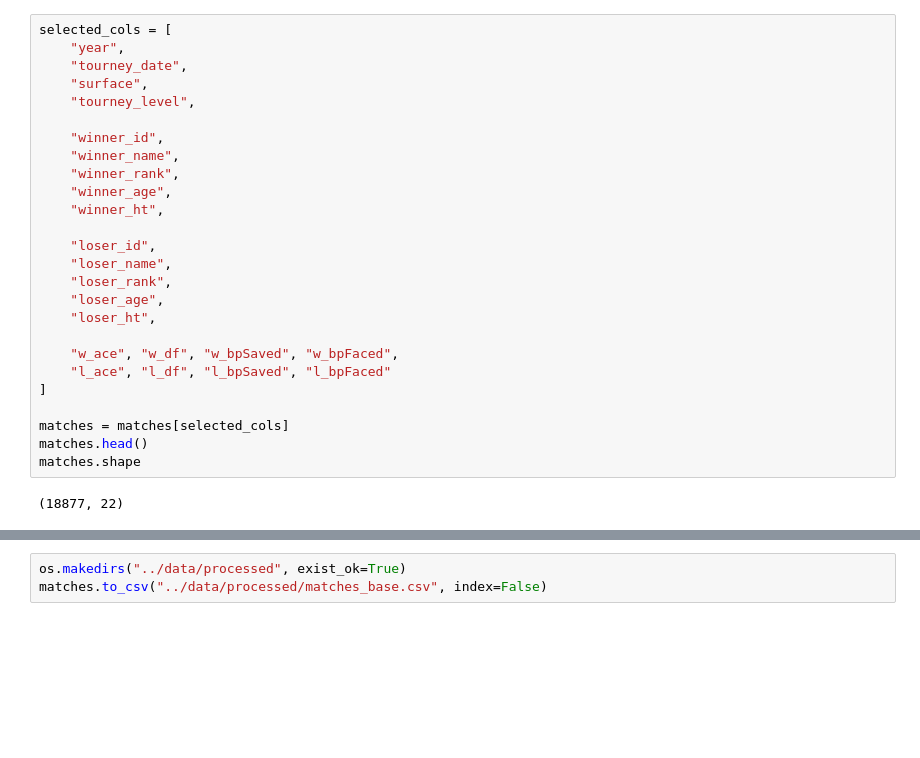
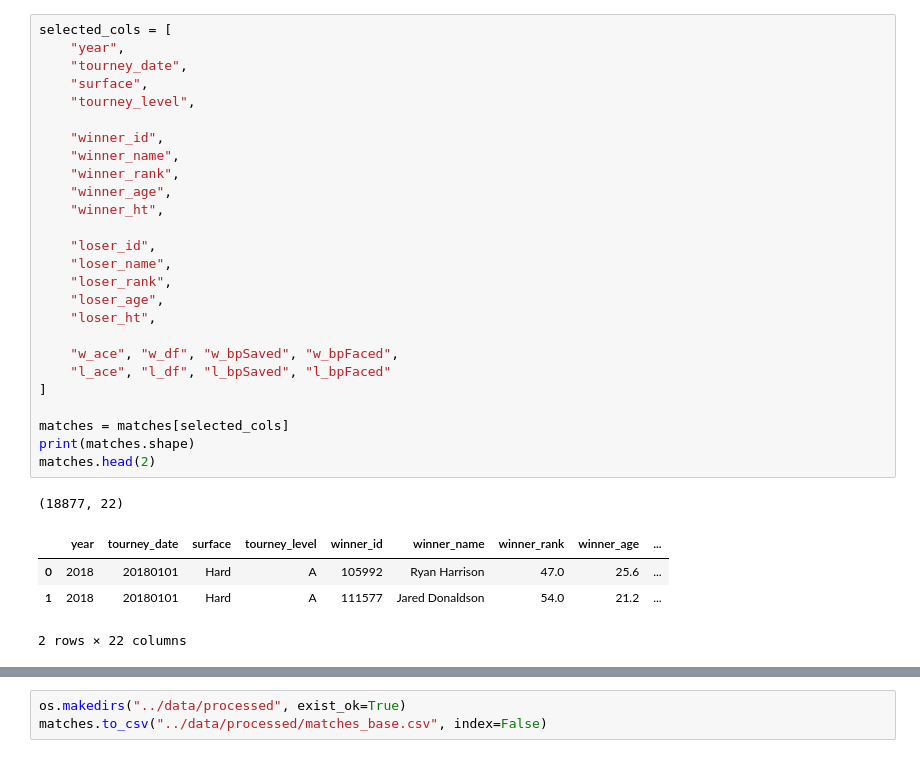
Before and after one commit to javilunaquesada/Tennis_ML_Project, a Jupyter notebook: Notebooks/01_data_understanding.ipynb, the cells around one changed output, grey strips where cells are left out. Drawn from its saved outputs; the diff is of its cells as text; blank space fills up the shorter version.

```diff
--- a/Notebooks/01_data_understanding.ipynb
+++ b/Notebooks/01_data_understanding.ipynb
@@ -94,31 +95,35 @@ memory usage: 7.2+ MB
 # %%
 selected_cols = [
     "year",
     "tourney_date",
     "surface",
     "tourney_level",
 
     "winner_id",
     "winner_name",
     "winner_rank",
     "winner_age",
     "winner_ht",
 
     "loser_id",
     "loser_name",
     "loser_rank",
     "loser_age",
     "loser_ht",
 
     "w_ace", "w_df", "w_bpSaved", "w_bpFaced",
     "l_ace", "l_df", "l_bpSaved", "l_bpFaced"
 ]
 
 matches = matches[selected_cols]
-matches.head()
-matches.shape
+print(matches.shape)
+matches.head(2)
 # %% [output]
 (18877, 22)
+|  | year | tourney_date | surface | tourney_level | winner_id | winner_name | winner_rank | winner_age | ... |
+| 0 | 2018 | 20180101 | Hard | A | 105992 | Ryan Harrison | 47.0 | 25.6 | ... |
+| 1 | 2018 | 20180101 | Hard | A | 111577 | Jared Donaldson | 54.0 | 21.2 | ... |
+2 rows × 22 columns
 # %%
 missing_ratio = matches.isna().mean().sort_values(ascending=False)
 missing_ratio[missing_ratio > 0]
```
Also changed, not shown: parts of 6 cells of this notebook.
